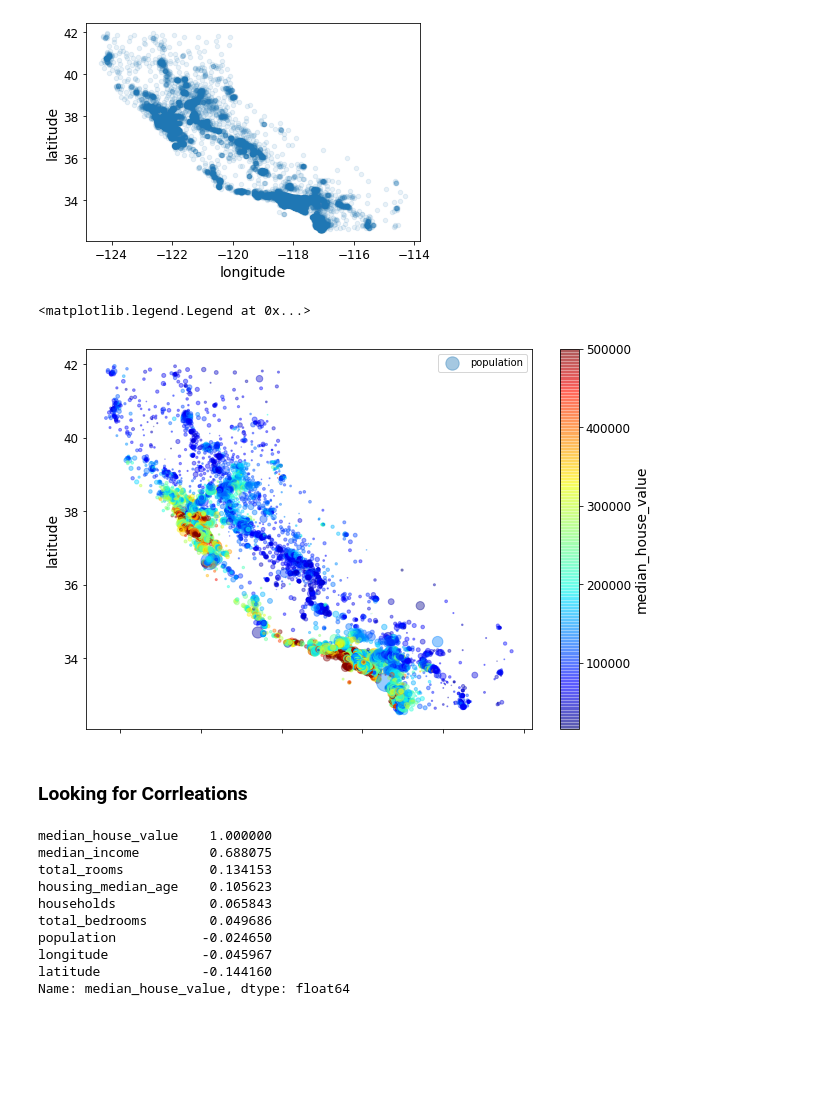
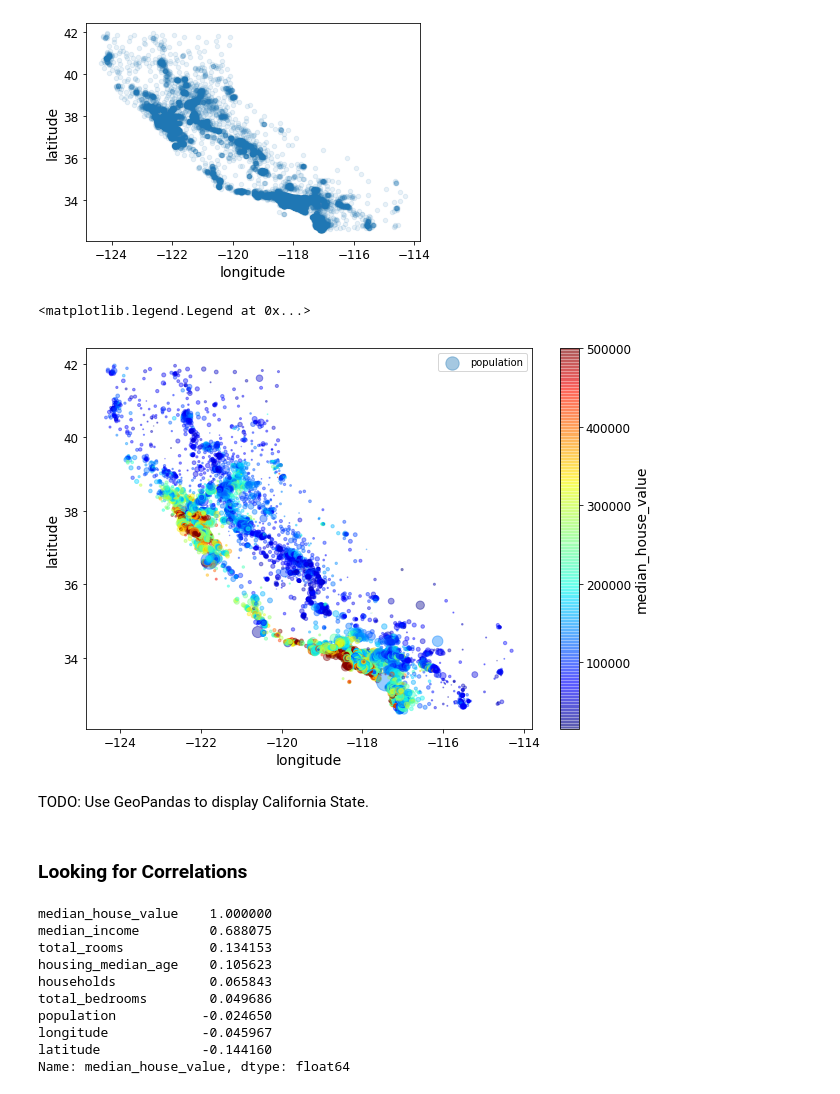
Before and after one commit to jorgemosquera/MachineLearningPractice, a Jupyter notebook: California Housing Prices/Housing.ipynb, the cells around one changed output. Drawn from its saved outputs; the diff is of its cells as text; code cells hidden in the pictures; blank space fills up the shorter version.

```diff
--- a/California Housing Prices/Housing.ipynb
+++ b/California Housing Prices/Housing.ipynb
@@ -177,14 +177,16 @@ housing.plot(kind="scatter", x="longitude", y="latitude", alpha=0.1)
 # %%
 housing.plot(kind="scatter", x="longitude", y="latitude", alpha=0.4,
     s=housing["population"]/100, label="population", figsize=(10,7),
-    c="median_house_value", cmap=plt.get_cmap("jet"), colorbar=True
+    c="median_house_value", cmap=plt.get_cmap("jet"), colorbar=True, sharex=False
 )
 plt.legend()
 # %% [output]
 <matplotlib.legend.Legend at 0x...>
-[figure, old version]
+[figure, new version]
+# %% [markdown]
+TODO: Use GeoPandas to display California State.
 # %% [markdown]
-### Looking for Corrleations
+### Looking for Correlations
 # %%
 corr_matrix = housing.corr()
 # %%
```
Also changed, not shown: parts of 69 cells of this notebook.
